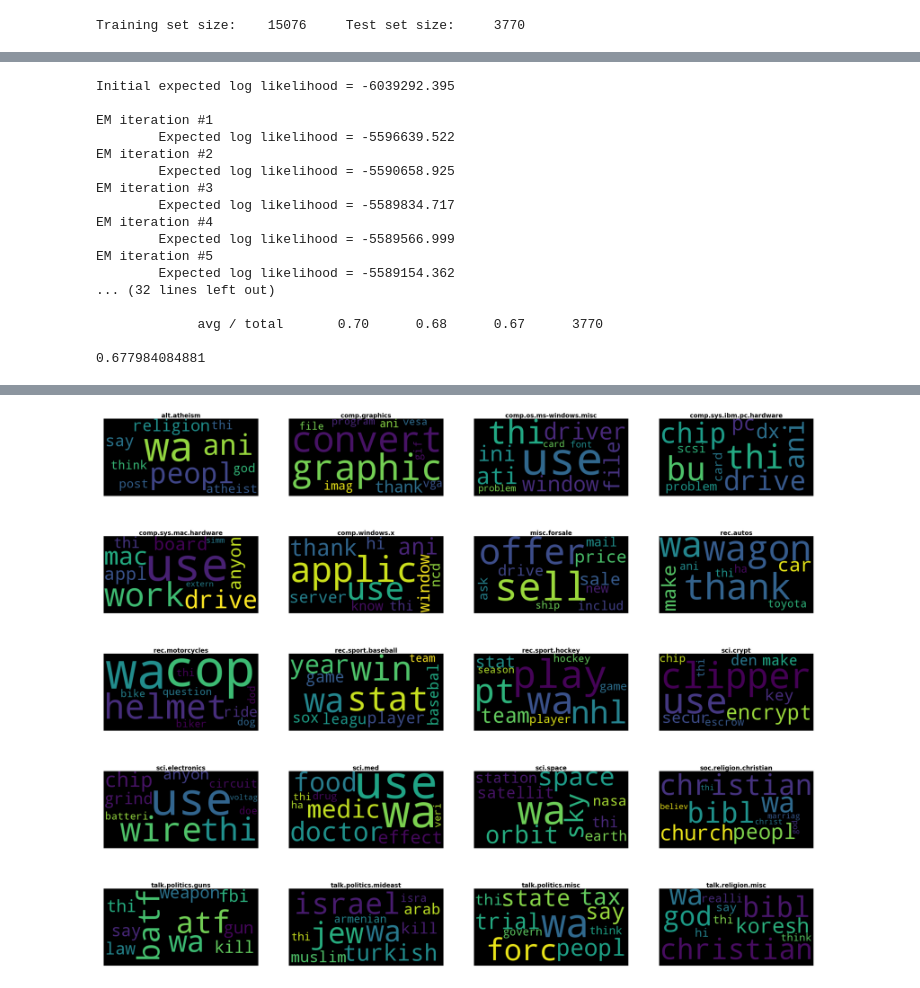
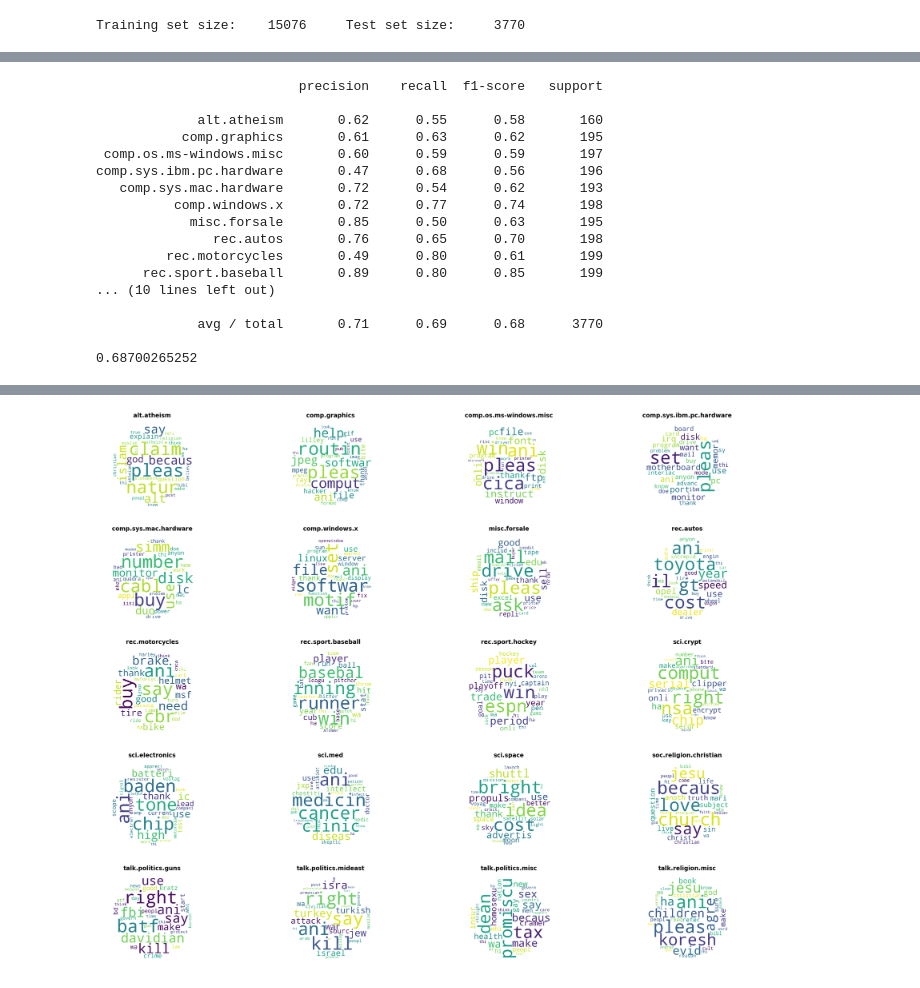
Before and after one commit to jerry-shijieli/Text_Classification_Using_EM_And_Semisupervied_Learning, a Jupyter notebook: code/EM_NB_text_classification_v4.ipynb, the cells around one changed output, grey strips where cells are left out. Drawn from its saved outputs; the diff is of its cells as text; code cells hidden in the pictures.

Commit message:
update code of new world cloud pattern

```diff
--- a/code/EM_NB_text_classification_v4.ipynb
+++ b/code/EM_NB_text_classification_v4.ipynb
@@ -70,13 +70,13 @@ def show_topK(classifier, vectorizer, categories, K=10):
     feature_names = np.asarray(vectorizer.get_feature_names())
     nrows, ncols = 5, 4
     fig, axes = plt.subplots(figsize=(50, 40), nrows=nrows, ncols=ncols)
-    d = path.dirname(__file__)
-    circle_mask = np.array(Image.open(path.join(d, "circle.png")))
+    #d = path.dirname(__file__)
+    circle_mask = np.array(Image.open(path.join('./', "circle.png")))
     for i, category in enumerate(categories):
         topK = np.argsort(classifier.coef_[i])[-K:]
         text = " ".join(feature_names[topK])
         print("%s: %s" % (category, text))
-        wordcloud = WordCloud(background_color="white", mask=circle_mask,).generate(text)
+        wordcloud = WordCloud(background_color="white", mask=circle_mask).generate(text)
         axes[i//ncols, i%ncols].imshow(wordcloud, cmap=plt.cm.cool_r, interpolation='bilinear')
         axes[i//ncols, i%ncols].axis("off")
         axes[i//ncols, i%ncols].set_title(category, fontweight="bold", size=24)
@@ -189,28 +182,28 @@ comp.sys.ibm.pc.hardware       0.57      0.62      0.60       196
 # %%
 # Evaluate semi-supervised EM NB classifier using test data set
-em_nb_clf = Semi_EM_MultinomialNB(alpha=1e-2).fit(X_l, y_l, X_u)
+em_nb_clf = Semi_EM_MultinomialNB(alpha=1e-2, tol=100, print_log_lkh=False).fit(X_l, y_l, X_u)
 pred = em_nb_clf.predict(test_vec)
 print(metrics.classification_report(test_y, pred, target_names=category_names))
 # pprint(metrics.confusion_matrix(test_Xy.target, pred))
 print(metrics.accuracy_score(test_y, pred))
 # %% [output]
-Initial expected log likelihood = -6039292.395
+                          precision    recall  f1-score   support
 
-EM iteration #1
-        Expected log likelihood = -5596639.522
-EM iteration #2
-        Expected log likelihood = -5590658.925
-EM iteration #3
-        Expected log likelihood = -5589834.717
-EM iteration #4
-        Expected log likelihood = -5589566.999
-EM iteration #5
-        Expected log likelihood = -5589154.362
-... (32 lines left out)
+             alt.atheism       0.62      0.55      0.58       160
+           comp.graphics       0.61      0.63      0.62       195
+ comp.os.ms-windows.misc       0.60      0.59      0.59       197
+comp.sys.ibm.pc.hardware       0.47      0.68      0.56       196
+   comp.sys.mac.hardware       0.72      0.54      0.62       193
+          comp.windows.x       0.72      0.77      0.74       198
+            misc.forsale       0.85      0.50      0.63       195
+               rec.autos       0.76      0.65      0.70       198
+         rec.motorcycles       0.49      0.80      0.61       199
+      rec.sport.baseball       0.89      0.80      0.85       199
+... (10 lines left out)
 
-             avg / total       0.70      0.68      0.67      3770
+             avg / total       0.71      0.69      0.68      3770
 
-0.677984084881
+0.68700265252
 # %%
-show_topK(nb_clf, vectorizer, category_names, K=10) # keywords for each class by original NB classifier
+show_topK(nb_clf, vectorizer, category_names, K=30) # keywords for each class by original NB classifier
 # %% [output]
@@ -237,2 +230,2 @@ talk.religion.misc: koresh hi wa realli say think thi bibl god christian
-[figure, old version]
+[figure, new version]
 # %%
```
Also changed, not shown: parts of 7 cells of this notebook, 2 other files.
